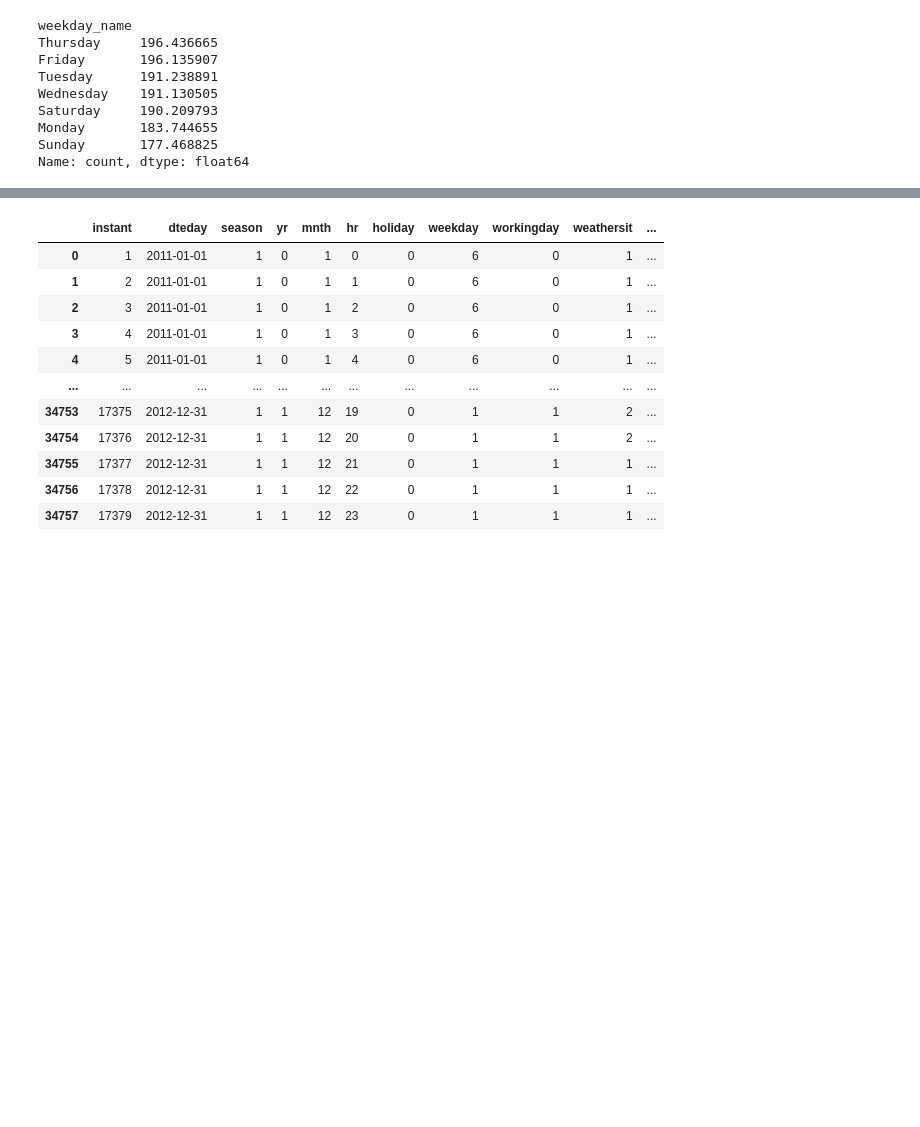
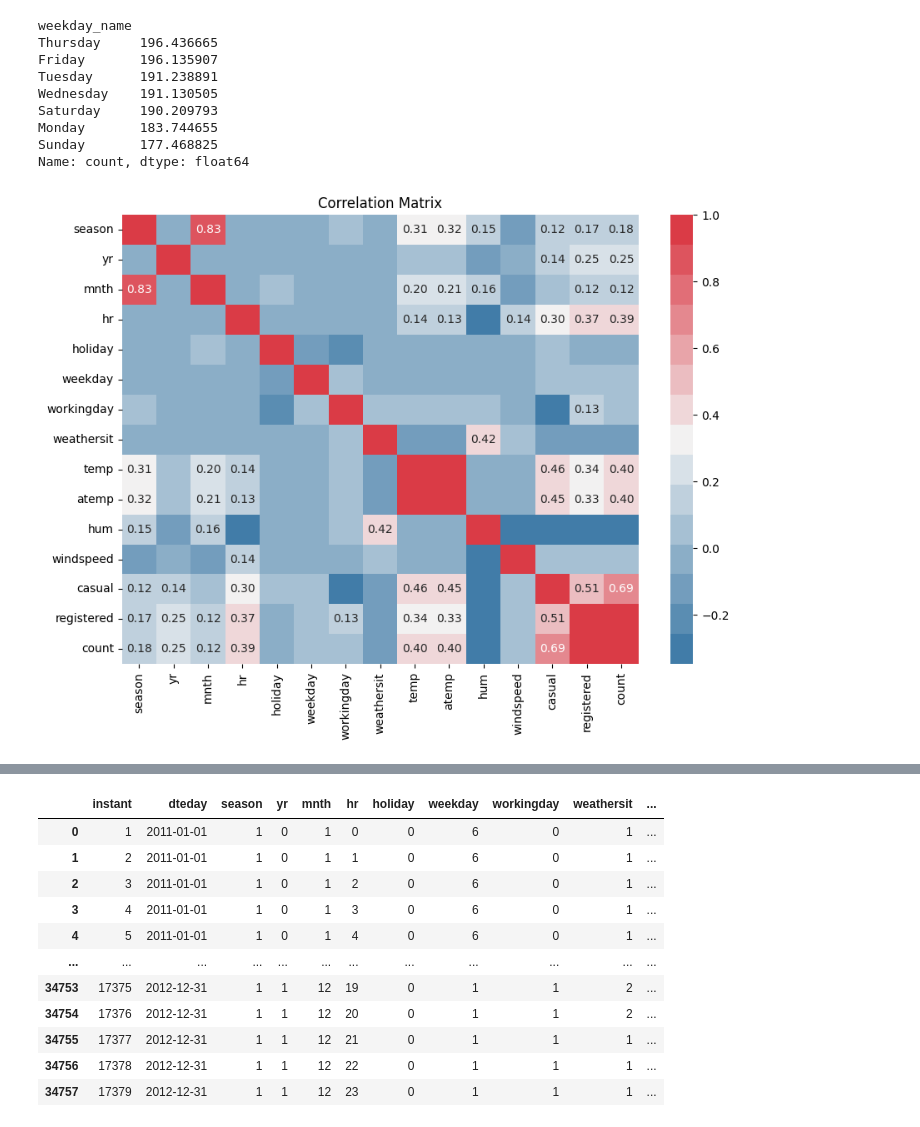
Before and after one commit to sjsu-cs133-s26/team8-capitalbikeshare-ridership, a Jupyter notebook: notebooks/hour.ipynb, the cells around one changed output, grey strips where cells are left out. Drawn from its saved outputs; the diff is of its cells as text; code cells hidden in the pictures; blank space fills up the shorter version.

Commit message:
implement correlation matrix and horizontal bar chart

```diff
--- a/notebooks/hour.ipynb
+++ b/notebooks/hour.ipynb
@@ -337,3 +338,25 @@ Saturday     190.209793
 Monday       183.744655
 Sunday       177.468825
 Name: count, dtype: float64
+# %%
+# Correlation matrix plot
+corr_matrix = hour.drop(columns=['instant']).select_dtypes(include='number').corr()
+
+def classify_cell(value):
+    if value > 0.1 and value < 0.95:
+        return f"{value:.2f}"
+    else:
+        return ""
+annot_corr_matrix = corr_matrix.map(classify_cell)
+
+plt.figure(figsize=(10, 7))
+sns.heatmap(
+    corr_matrix,
+    annot=annot_corr_matrix,
+    fmt='s',
+    cmap=sns.diverging_palette(240, 10, n=15)
+)
+plt.title('Correlation Matrix')
+plt.show()
+# %% [output]
+[figure, added]
```
Also changed, not shown: parts of 5 cells of this notebook.
